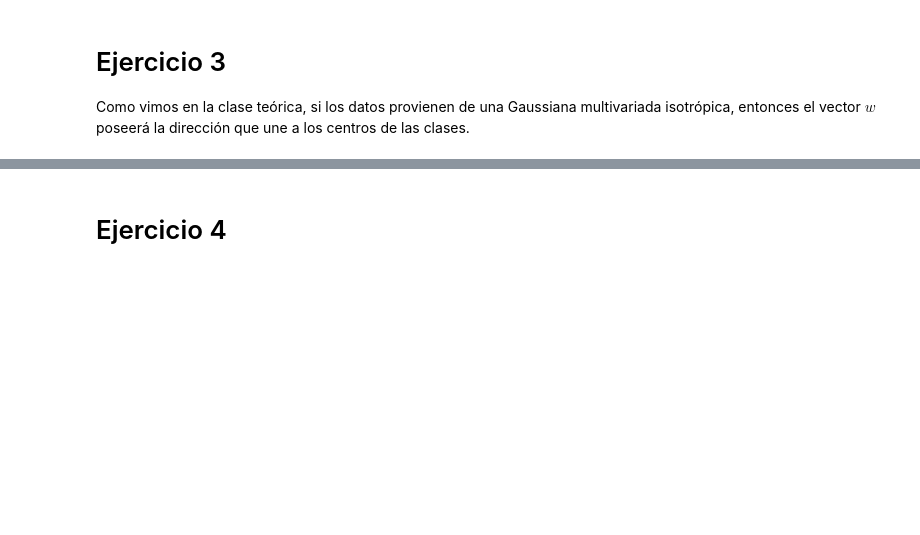
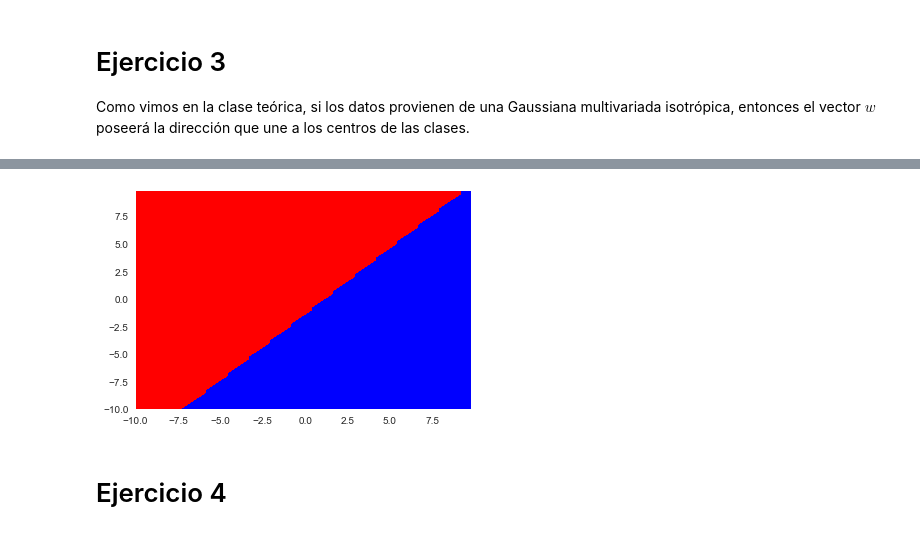
Before and after one commit to jbayardo/pr-tp3, a Jupyter notebook: Reconocimiento de Patrones - TP3.ipynb, the cells around one changed output, grey strips where cells are left out. Saved outputs shown, nothing was run; the diff lists cells and outputs as text; code cells hidden in the pictures; blank space fills up the shorter version.

```diff
--- a/Reconocimiento de Patrones - TP3.ipynb
+++ b/Reconocimiento de Patrones - TP3.ipynb
@@ -268,2 +265,15 @@ if INPUT_DIMENSIONS == 2:
+# %%
+# Plot the classification boundaries
+if INPUT_DIMENSIONS == 2:
+    import matplotlib.colors
+
+    x = np.arange(DIMENSION_RANGES[0][0], DIMENSION_RANGES[1][0], DIMENSION_PLOT_RANGE_PRECISION)
+    y = np.arange(DIMENSION_RANGES[0][1], DIMENSION_RANGES[1][1], DIMENSION_PLOT_RANGE_PRECISION)
+    X, Y = np.meshgrid(x, y)
+    Z = classify(w, w0, np.c_[X.ravel(), Y.ravel()])
+    Z = Z.reshape(X.shape)
+    plt.contourf(X, Y, Z, cmap=matplotlib.colors.ListedColormap(LABEL_COLORS[:len(DISTRIBUTIONS)]))
+# %% [output]
+[figure, added]
 # %% [markdown]
 # Ejercicio 4
```
Also changed, not shown: parts of 6 cells of this notebook.
